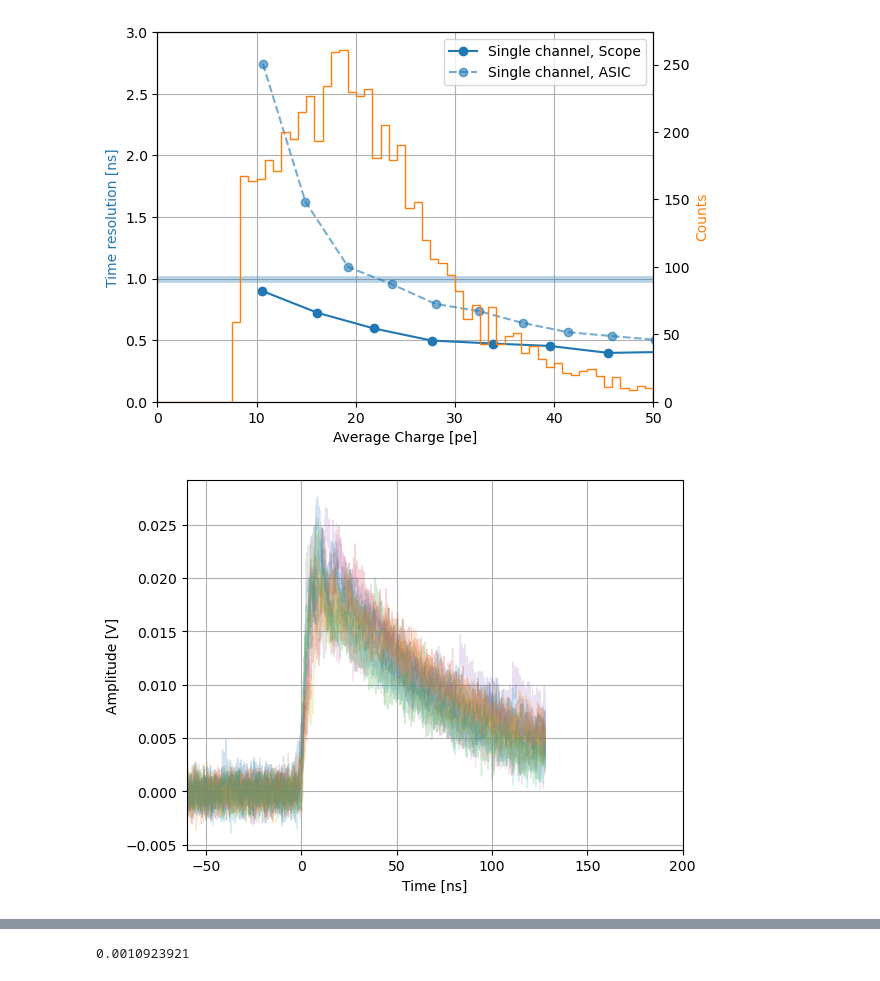
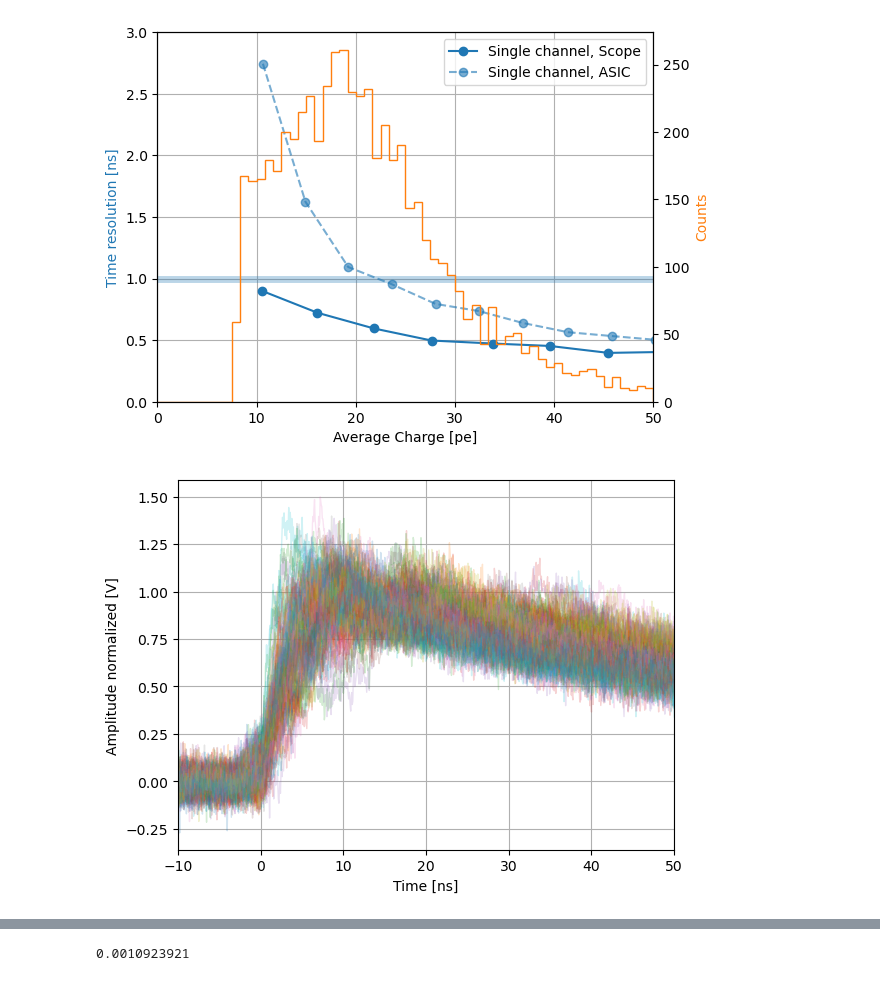
Before and after one commit to EdmondRen/Mu-Hardware, a Jupyter notebook: Keysight/Scintillator_bar_analysis.ipynb, the cells around one changed output, grey strips where cells are left out. Drawn from its saved outputs; the diff is of its cells as text; code cells hidden in the pictures.

```diff
--- a/Keysight/Scintillator_bar_analysis.ipynb
+++ b/Keysight/Scintillator_bar_analysis.ipynb
@@ -378,34 +380,40 @@ gca().yaxis.label.set_color("C1")
 # %%
 # for i in range(len(data_save[1])):
 trace_original = []
 trace_aligned = []
+trace_amps = []
+time_series = data_save["metadata"]["time_series"]*1e9
 for i in range(len(data_save[1])):
 # for i in range(100):
     trace = -data_save[1][i]
     trace-= np.mean(trace[:2048-200])
     # if (max(trace)>0.025) or  (max(trace)<0.02) or (min(trace)<-0.005):
     #     continue
     # leading_edges = constant_fraction_discriminator(trace, 0, 0.01, 0.5, gauss_filter=4)
     # trigger_offset = leading_edges[0][1]-2048
     # trigger_offset = np.argmax( y>trigger_threshold_edge)-2048
 
     if np.abs(process_result["amplitude_fit_1"][i] - 0.02)>0.002:
         continue
 
+    amp = process_result["amplitude_fit_1"][i]
+    trace_amps.append(amp)
+    trace/=amp
+
     trigger_offset = int(process_result["trigger_time_fit_1"][i]/dt)
 
     trace_original.append(trace)
     trace = np.roll(trace, -trigger_offset)
     trace_aligned.append(trace)
 
-    if i <200:
+    if i <2000:
         plot(time_series, trace,alpha=0.2, linewidth=1)
 
-xlim(-60,200)
+xlim(-10,50)
 xlabel("Time [ns]")
-ylabel("Amplitude [V]")
+ylabel("Amplitude normalized [V]")
 grid()
 # %% [output]
-[figure, old version]
+[figure, new version]
 # %%
 trace_original_avg = np.mean(trace_original, axis=0)
```
Also changed, not shown: parts of 9 cells of this notebook, 9 other files.
